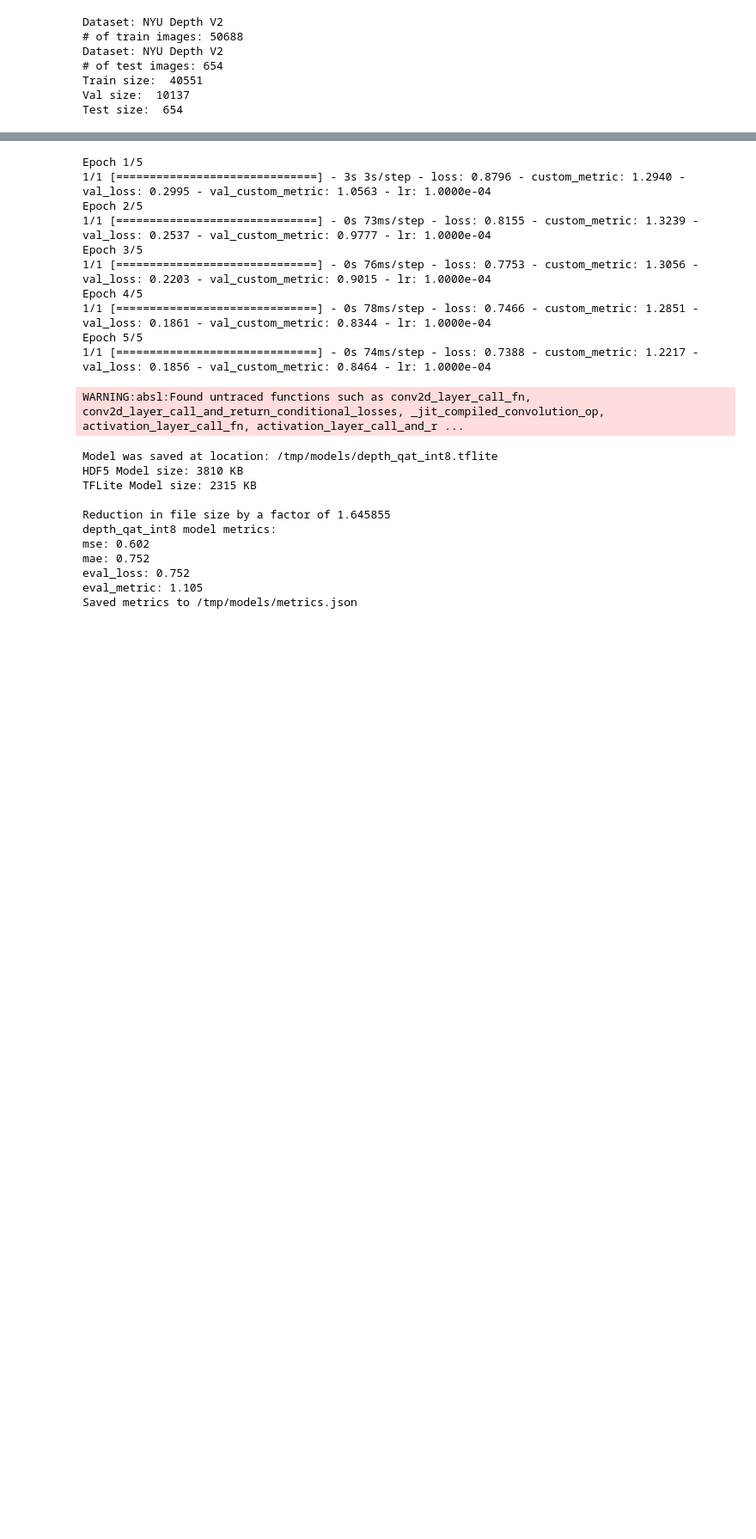
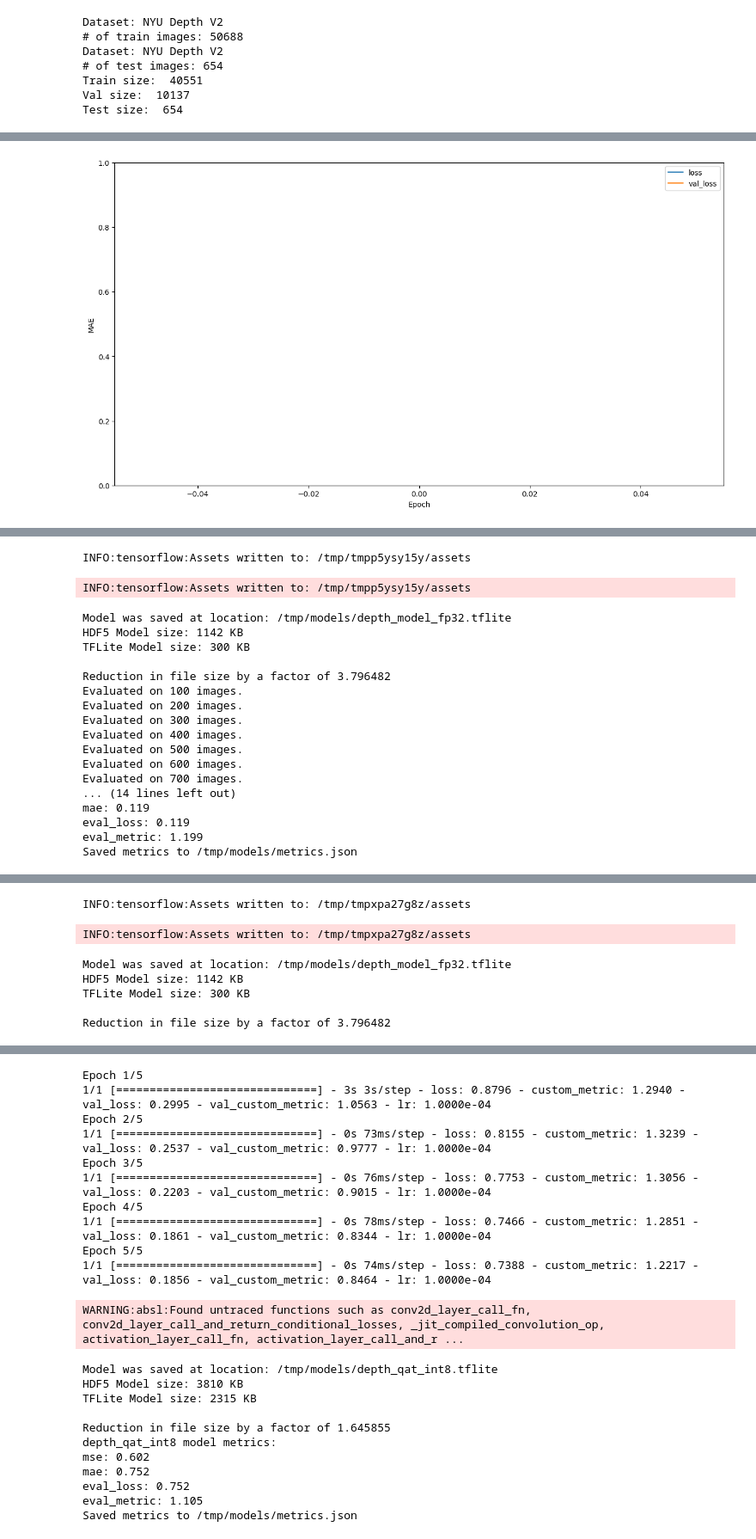
Before and after one commit to kirilllzaitsev/depth_estimation_on_mcu, a Jupyter notebook: full_pipeline.ipynb, the cells around one changed output, grey strips where cells are left out. Shown: that part at 86% size. Cells and saved outputs as stored; diff of their text form; code cells hidden in the pictures; blank space fills up the shorter version.

```diff
--- a/full_pipeline.ipynb
+++ b/full_pipeline.ipynb
@@ -92,7 +106,7 @@ from model import get_model
 import tensorflow_model_optimization as tfmot
 
 
-def fit_eval(model, model_name, do_save_model=True):
+def fit_eval(model, model_name, do_save_model=True, epochs=cfg.epochs, do_savefig=True):
     keras.backend.clear_session()
     # loss = tf.keras.losses.MeanSquaredError()
     metrics = tf.keras.metrics.Mean(name="loss")
@@ -135,7 +149,7 @@ def fit_eval(model, model_name, do_save_model=True):
         callbacks.append(tbCallBack)
     history = model.fit(
         x=ds_train,
-        epochs=cfg.epochs,
+        epochs=epochs,
         validation_data=ds_val,
         callbacks=callbacks,
         verbose=1,
@@ -146,6 +160,8 @@ def fit_eval(model, model_name, do_save_model=True):
 
     # plot history
     pu.plot_history(history, f"{cfg.save_model_dir}/{model_name}_history.png")
+    if not do_savefig:
+        plt.show()
     tflite_path=None
     model_tflite=None
     if do_save_model:
@@ -169,6 +185,10 @@ def fit_eval(model, model_name, do_save_model=True):
 # Build model
 keras.backend.clear_session()
 fp_model = get_model(
-    cfg.img_size, cfg.num_classes, in_channels=cfg.in_channels, use_qat=False
+    cfg.img_size, cfg.num_classes, in_channels=cfg.in_channels, use_qat=False,
+    do_downsample_model=True
 )
-fit_eval(fp_model, model_names[7])
+fit_eval(fp_model, model_names[7], epochs=1)
+model_tflite, tflite_path = converter.keras_to_tflite(fp_model, model_names[7], do_return_path=True)
+write_model_h(cfiles[model_names[7]], model_tflite, cfg.save_cfiles_dir)
+# %% [output]
@@ -174,0 +196 @@ fit_eval(fp_model, model_names[7])
+[figure, added]
@@ -174,0 +198,19 @@ fit_eval(fp_model, model_names[7])
+INFO:tensorflow:Assets written to: /tmp/tmpp5ysy15y/assets
+INFO:tensorflow:Assets written to: /tmp/tmpp5ysy15y/assets
+Model was saved at location: /tmp/models/depth_model_fp32.tflite
+HDF5 Model size: 1142 KB
+TFLite Model size: 300 KB
+
+Reduction in file size by a factor of 3.796482
+Evaluated on 100 images.
+Evaluated on 200 images.
+Evaluated on 300 images.
+Evaluated on 400 images.
+Evaluated on 500 images.
+Evaluated on 600 images.
+Evaluated on 700 images.
+... (14 lines left out)
+mae: 0.119
+eval_loss: 0.119
+eval_metric: 1.199
+Saved metrics to /tmp/models/metrics.json
@@ -174,0 +218,7 @@ fit_eval(fp_model, model_names[7])
+INFO:tensorflow:Assets written to: /tmp/tmpxpa27g8z/assets
+INFO:tensorflow:Assets written to: /tmp/tmpxpa27g8z/assets
+Model was saved at location: /tmp/models/depth_model_fp32.tflite
+HDF5 Model size: 1142 KB
+TFLite Model size: 300 KB
+
+Reduction in file size by a factor of 3.796482
```
Also changed, not shown: parts of 13 cells of this notebook, 59 other files.
